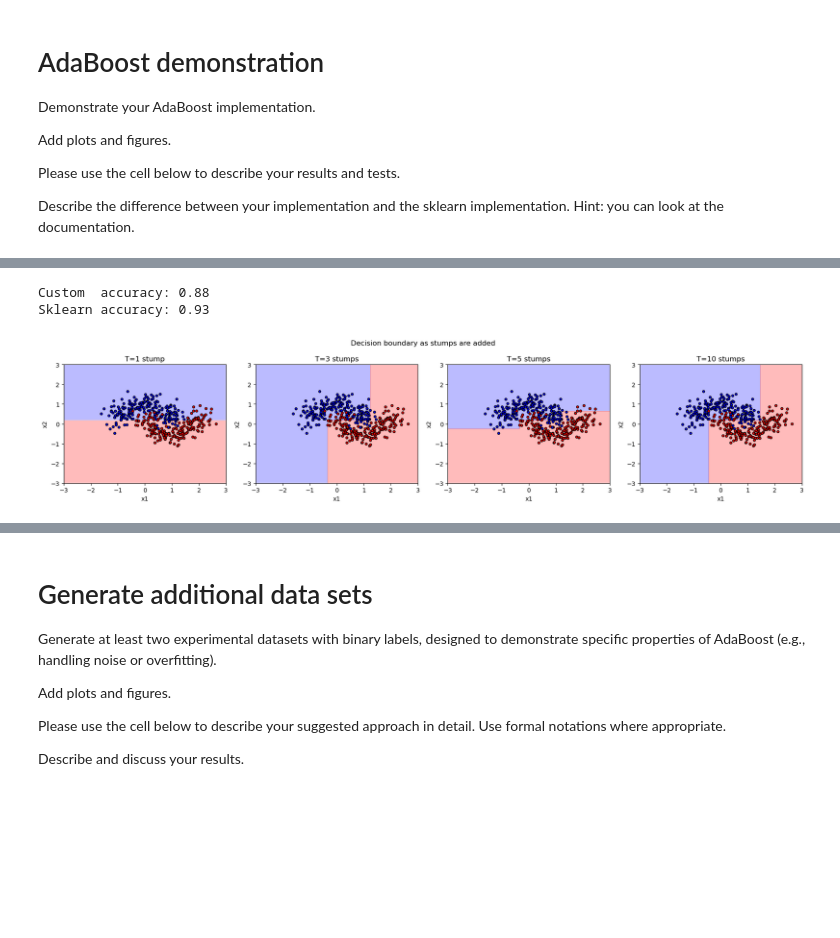
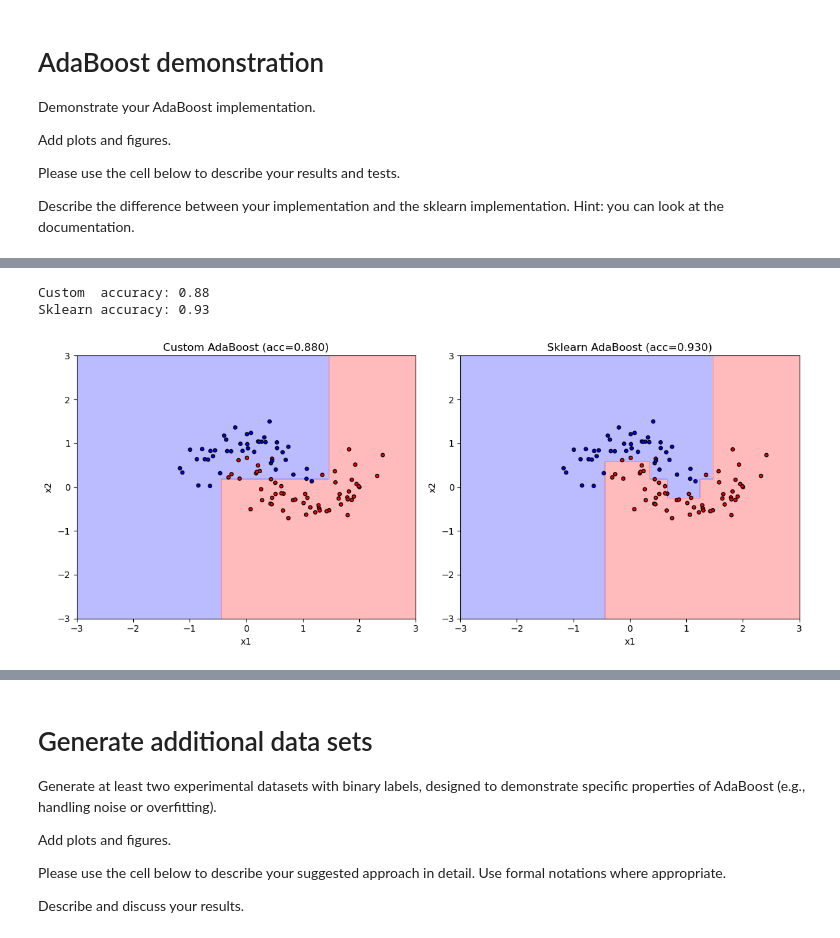
Before and after one commit to davidavivb/AdvancedML_Hw2, a Jupyter notebook: HW2_Boosting.ipynb, the cells around one changed output, grey strips where cells are left out. Cells and saved outputs as stored; diff of their text form; code cells hidden in the pictures; blank space fills up the shorter version.

```diff
--- a/HW2_Boosting.ipynb
+++ b/HW2_Boosting.ipynb
@@ -221,75 +225,80 @@ sklearn_model.fit(X_train, np.where(y_train == -1, 0, 1))
 custom_preds  = custom_model.predict(X_test)
 sklearn_preds = np.where(sklearn_model.predict(X_test) == 0, -1, 1)
 
-print(f"Custom  accuracy: {accuracy_score(y_test, custom_preds)}")
-print(f"Sklearn accuracy: {accuracy_score(y_test, sklearn_preds)}")
+print(f"Custom  accuracy: {(y_test == custom_preds).sum()/len(y_test)}")
+print(f"Sklearn accuracy: {(y_test == sklearn_preds).sum()/len(y_test)}")
+
+
+
+
+
+#Final Decision Boundaries
+
+xx, yy = np.meshgrid(np.linspace(-3, 3, 300), np.linspace(-3, 3, 300))
+grid = np.c_[xx.ravel(), yy.ravel()]
+
+custom_zz  = custom_model.predict(grid).reshape(xx.shape)
+sklearn_zz = np.where(sklearn_model.predict(grid) == 0, -1, 1).reshape(xx.shape)
+
+fig, axes = plt.subplots(1, 2, figsize=(12, 5))
+
+for ax, zz, preds, title in zip(
+    axes,
+    [custom_zz, sklearn_zz],
+    [custom_preds, sklearn_preds],
+    ["Custom AdaBoost", "Sklearn AdaBoost"]
+):
+    acc = (y_test == preds).sum() / len(y_test)
+    ax.contourf(xx, yy, zz, alpha=0.3, cmap='bwr')
+    ax.scatter(X_test[:, 0], X_test[:, 1], c=y_test, cmap='bwr', edgecolors='k', s=15)
+    ax.set_title(f"{title} (acc={acc:.3f})")
+    ax.set_xlabel("x1")
+    ax.set_ylabel("x2")
+
+plt.tight_layout()
+plt.show()
 
 
 
 
 # Stumps over time
 fig, axes = plt.subplots(1, 4, figsize=(18, 4))
-fig.suptitle("Decision boundary as stumps are added")
+fig.suptitle("Decision Boundary over time")
 for ax, t in zip(axes, [1, 3, 5, 10]):
     H = sum(
         alpha * custom_model._stump_predict(grid, m)
         for alpha, m in zip(custom_model.alphas[:t], custom_model.models[:t])
     )
     ax.contourf(xx, yy, np.sign(H).reshape(xx.shape), alpha=0.3, cmap='bwr')
     ax.scatter(X_train[:, 0], X_train[:, 1], c=y_train, cmap='bwr', edgecolors='k', s=15)
     ax.set_title(f"T={t} stump{'s' if t > 1 else ''}")
     ax.set_xlabel("x1")
     ax.set_ylabel("x2")
 
 plt.tight_layout()
 plt.show()
 
-#sklearn vs custom final boundary
-fig, axes = plt.subplots(1, 2, figsize=(10, 4))
-fig.suptitle("Final decision boundaries on test data")
-
-custom_zz  = custom_model.predict(grid).reshape(xx.shape)
-sklearn_zz = np.where(sklearn_model.predict(grid) == 0, -1, 1).reshape(xx.shape)
-
-for ax, zz, title in zip(axes, [custom_zz, sklearn_zz], ["Custom", "Sklearn"]):
-    ax.contourf(xx, yy, zz, alpha=0.3, cmap='bwr')
-    ax.scatter(X_test[:, 0], X_test[:, 1], c=y_test, cmap='bwr', edgecolors='k', s=15)
-    ax.set_title(title)
-    ax.set_xlabel("x1")
-    ax.set_ylabel("x2")
-
-plt.tight_layout()
-plt.show()
-
-#alpha per stump
-plt.figure(figsize=(6, 4))
-plt.bar(range(1, len(custom_model.alphas) + 1), custom_model.alphas, color='steelblue')
-plt.title("Alpha per stump")
-plt.xlabel("Stump")
-plt.ylabel("Alpha")
-plt.tight_layout()
-plt.show()
 
 # T over time accuracy
+H_train = np.zeros(len(y_train))
+H_test  = np.zeros(len(y_test))
 train_accs, test_accs = [], []
-for t in range(1, len(custom_model.alphas) + 1):
-    H_train = sum(a * custom_model._stump_predict(X_train, m)
-                  for a, m in zip(custom_model.alphas[:t], custom_model.models[:t]))
-    H_test  = sum(a * custom_model._stump_predict(X_test, m)
-                  for a, m in zip(custom_model.alphas[:t], custom_model.models[:t]))
-    train_accs.append(accuracy_score(y_train, np.sign(H_train)))
-    test_accs.append(accuracy_score(y_test,  np.sign(H_test)))
 
-plt.figure(figsize=(6, 4))
+for alpha, model in zip(custom_model.alphas, custom_model.models):
+    H_train += alpha * custom_model._stump_predict(X_train, model)
+    H_test  += alpha * custom_model._stump_predict(X_test,  model)
+    train_accs.append((np.sign(H_train) == y_train).mean())
+    test_accs.append((np.sign(H_test)  == y_test).mean())
+
+
 plt.plot(range(1, len(train_accs) + 1), train_accs, label='Train', marker='o')
 plt.plot(range(1, len(test_accs)  + 1), test_accs,  label='Test',  marker='o')
 plt.title("Accuracy vs number of stumps")
 plt.xlabel("Number of stumps")
 plt.ylabel("Accuracy")
 plt.legend()
-plt.tight_layout()
 plt.show()
 # %% [output]
 Custom  accuracy: 0.88
 Sklearn accuracy: 0.93
-[figure, old version]
+[figure, new version]
```
Also changed, not shown: parts of 7 cells of this notebook.
